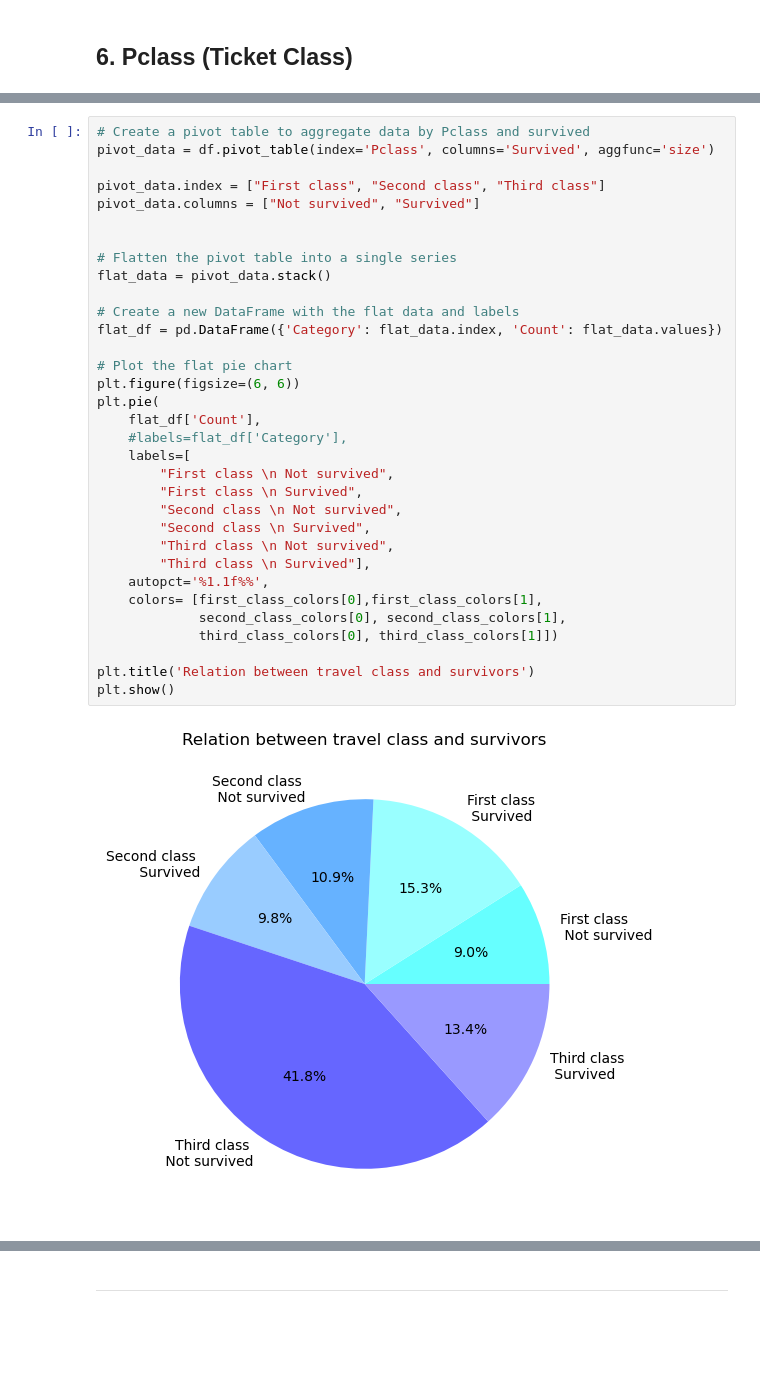
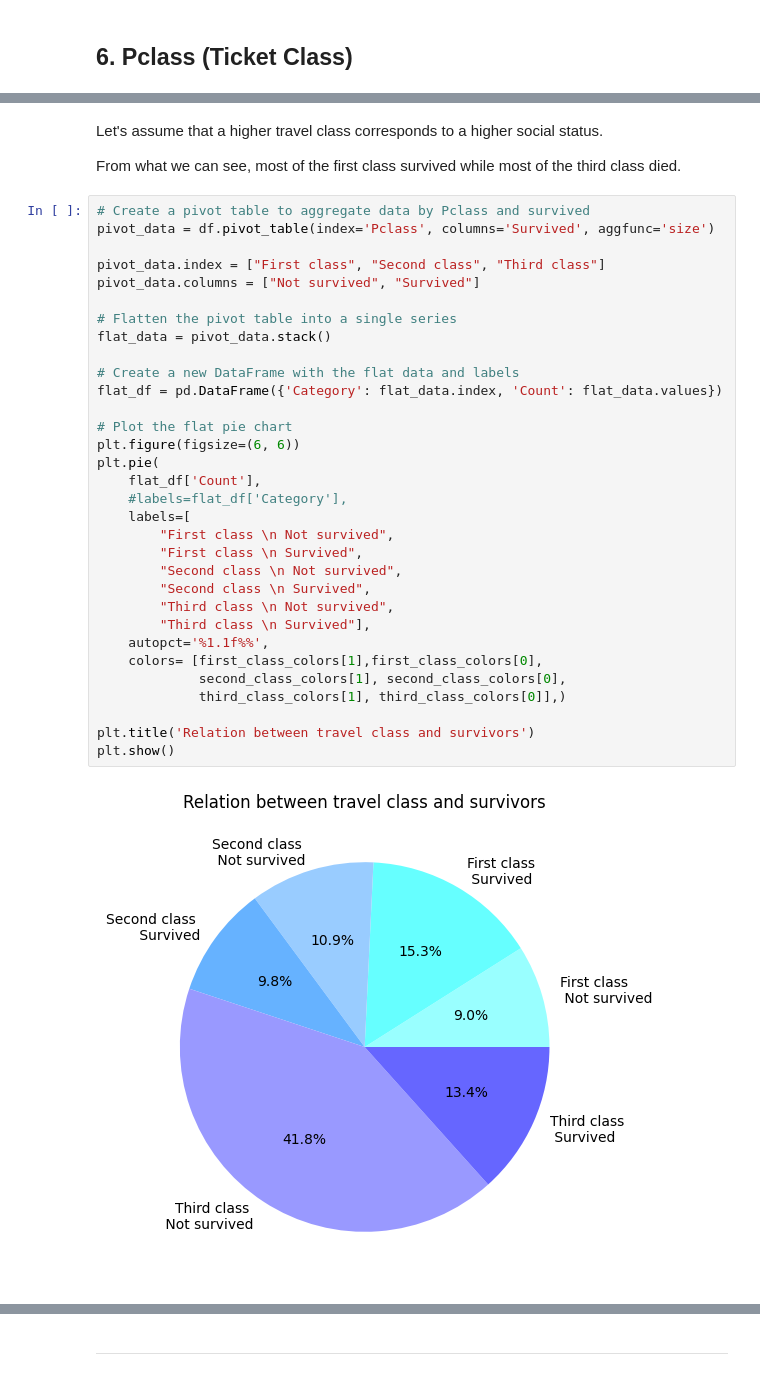
Before and after one commit to davidedigrande/titanic-dataset-eda, a Jupyter notebook: notebook.ipynb, the cells around one changed output, grey strips where cells are left out. Drawn from its saved outputs; the diff is of its cells as text; blank space fills up the shorter version.

Commit message:
Relation between travel class and survivors charts 2

```diff
--- a/notebook.ipynb
+++ b/notebook.ipynb
@@ -224,35 +250,38 @@ plt.show()
+# %% [markdown]
+Let's assume that a higher travel class corresponds to a higher social status.
+
+From what we can see, most of the first class survived while most of the third class died.
 # %%
 # Create a pivot table to aggregate data by Pclass and survived
 pivot_data = df.pivot_table(index='Pclass', columns='Survived', aggfunc='size')
 
 pivot_data.index = ["First class", "Second class", "Third class"]
 pivot_data.columns = ["Not survived", "Survived"]
-
 
 # Flatten the pivot table into a single series
 flat_data = pivot_data.stack()
 
 # Create a new DataFrame with the flat data and labels
 flat_df = pd.DataFrame({'Category': flat_data.index, 'Count': flat_data.values})
 
 # Plot the flat pie chart
 plt.figure(figsize=(6, 6))
 plt.pie(
     flat_df['Count'],
     #labels=flat_df['Category'],
     labels=[
         "First class \n Not survived",
         "First class \n Survived",
         "Second class \n Not survived",
         "Second class \n Survived",
         "Third class \n Not survived",
         "Third class \n Survived"],
     autopct='%1.1f%%',
-    colors= [first_class_colors[0],first_class_colors[1],
-             second_class_colors[0], second_class_colors[1],
-             third_class_colors[0], third_class_colors[1]])
+    colors= [first_class_colors[1],first_class_colors[0],
+             second_class_colors[1], second_class_colors[0],
+             third_class_colors[1], third_class_colors[0]],)
 
 plt.title('Relation between travel class and survivors')
 plt.show()
 # %% [output]
-[figure, old version]
+[figure, new version]
```
Also changed, not shown: parts of 19 cells of this notebook.
